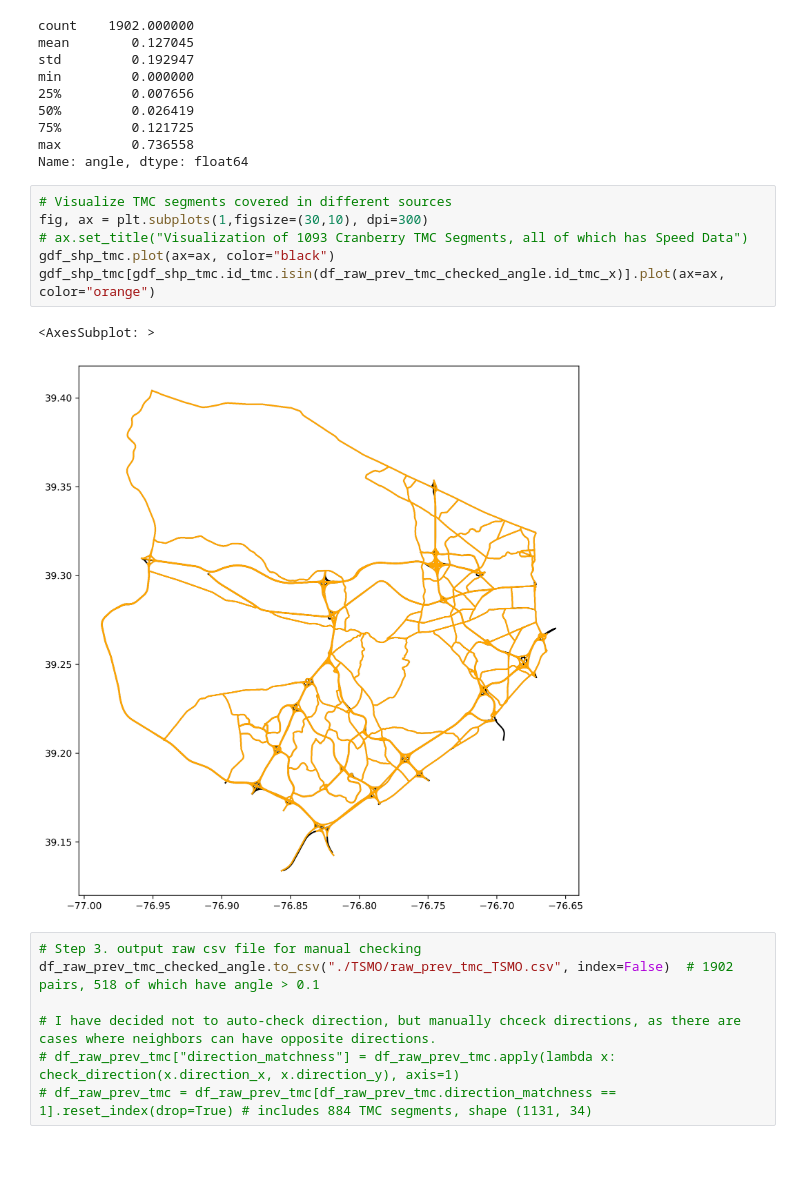
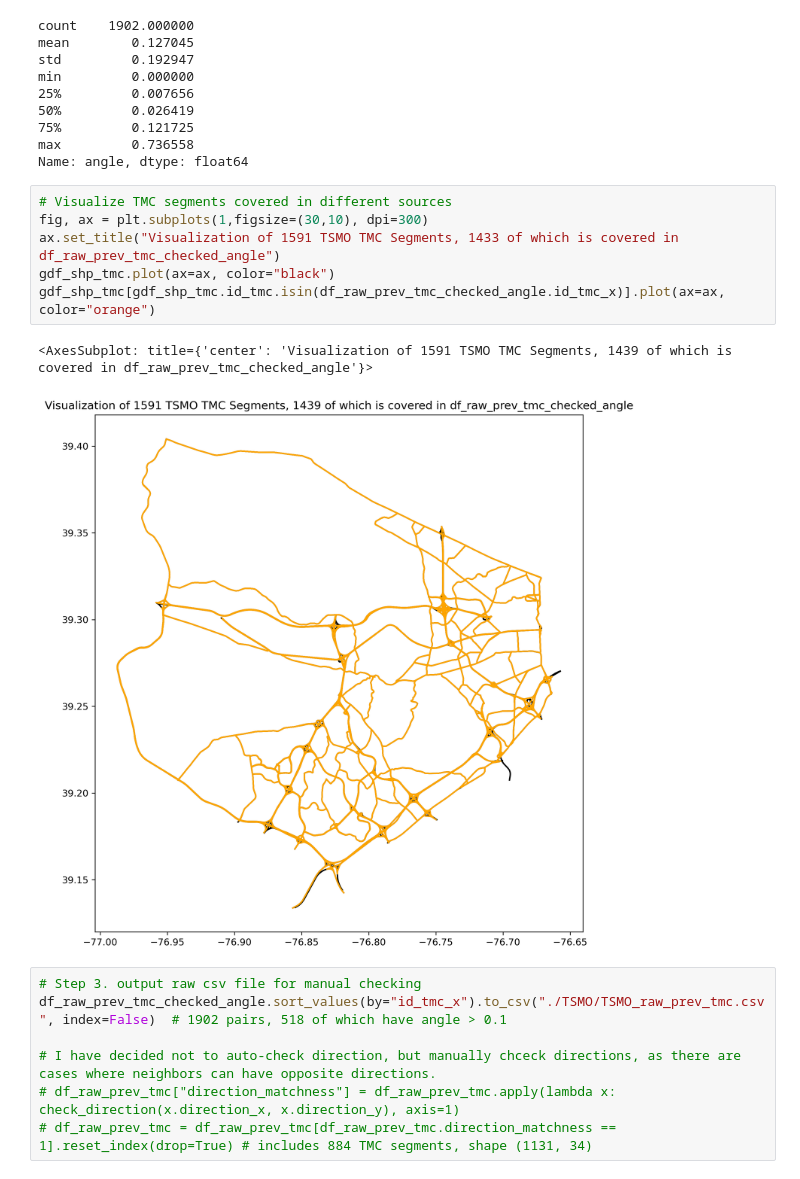
Before and after one commit to HaoWoo96/Traffic-Prediction, a Jupyter notebook: data_processing/TSMO/geoprocess_neighbors.ipynb, the cells around one changed output. Cells and saved outputs as stored; diff of their text form.

Commit message:
update geoprocessing for TSMO

```diff
--- a/data_processing/TSMO/geoprocess_neighbors.ipynb
+++ b/data_processing/TSMO/geoprocess_neighbors.ipynb
@@ -136,15 +124,15 @@ Name: angle, dtype: float64
 # %%
 # Visualize TMC segments covered in different sources
 fig, ax = plt.subplots(1,figsize=(30,10), dpi=300)
-# ax.set_title("Visualization of 1093 Cranberry TMC Segments, all of which has Speed Data")
+ax.set_title("Visualization of 1591 TSMO TMC Segments, 1433 of which is covered in df_raw_prev_tmc_checked_angle")
 gdf_shp_tmc.plot(ax=ax, color="black")
 gdf_shp_tmc[gdf_shp_tmc.id_tmc.isin(df_raw_prev_tmc_checked_angle.id_tmc_x)].plot(ax=ax, color="orange")
 # %% [output]
-<AxesSubplot: >
+<AxesSubplot: title={'center': 'Visualization of 1591 TSMO TMC Segments, 1439 of which is covered in df_raw_prev_tmc_checked_angle'}>
-[figure, old version]
+[figure, new version]
 # %%
 # Step 3. output raw csv file for manual checking
-df_raw_prev_tmc_checked_angle.to_csv("./TSMO/raw_prev_tmc_TSMO.csv", index=False)  # 1902 pairs, 518 of which have angle > 0.1
+df_raw_prev_tmc_checked_angle.sort_values(by="id_tmc_x").to_csv("./TSMO/TSMO_raw_prev_tmc.csv", index=False)  # 1902 pairs, 518 of which have angle > 0.1
 
 # I have decided not to auto-check direction, but manually chceck directions, as there are cases where neighbors can have opposite directions.
 # df_raw_prev_tmc["direction_matchness"] = df_raw_prev_tmc.apply(lambda x: check_direction(x.direction_x, x.direction_y), axis=1)
```
Also changed, not shown: parts of 22 cells of this notebook, 4 other files.
